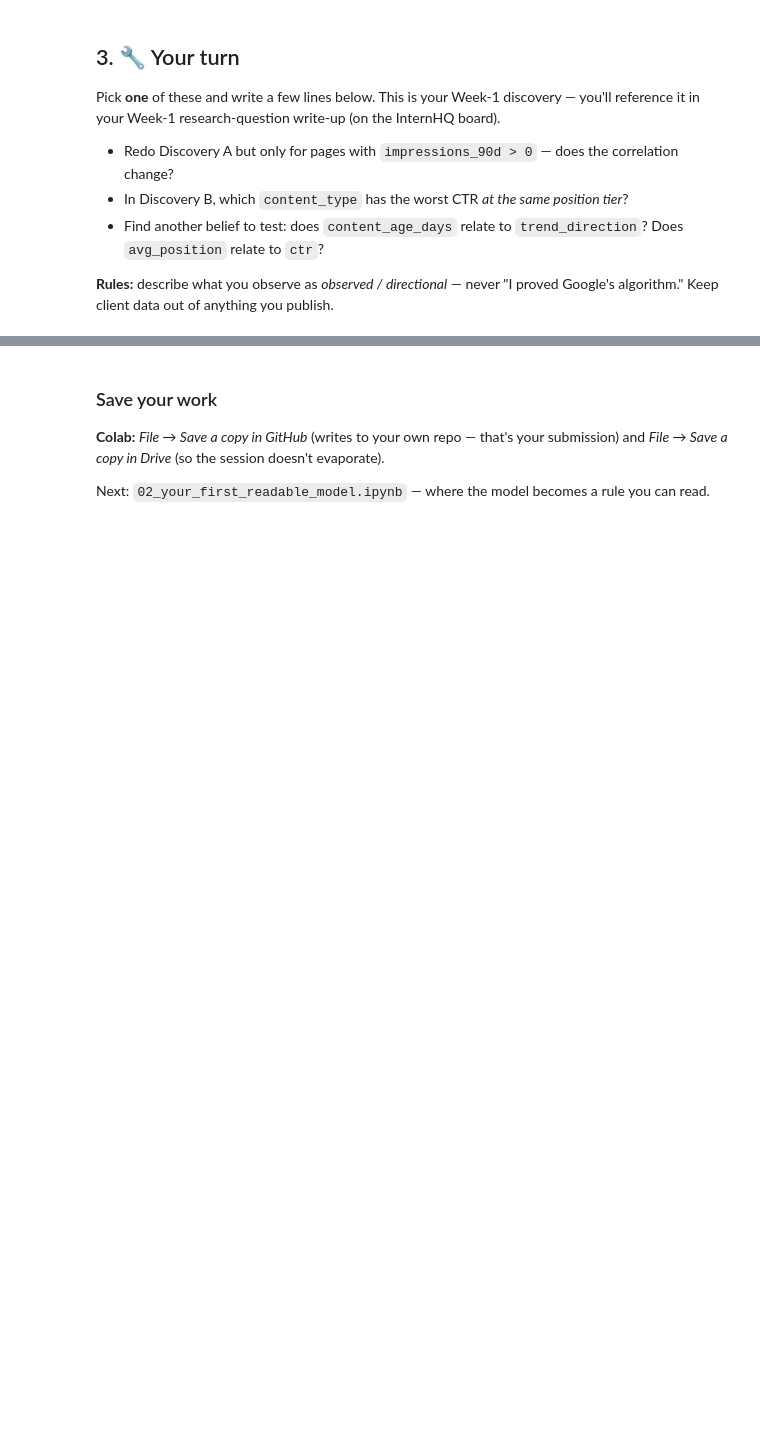
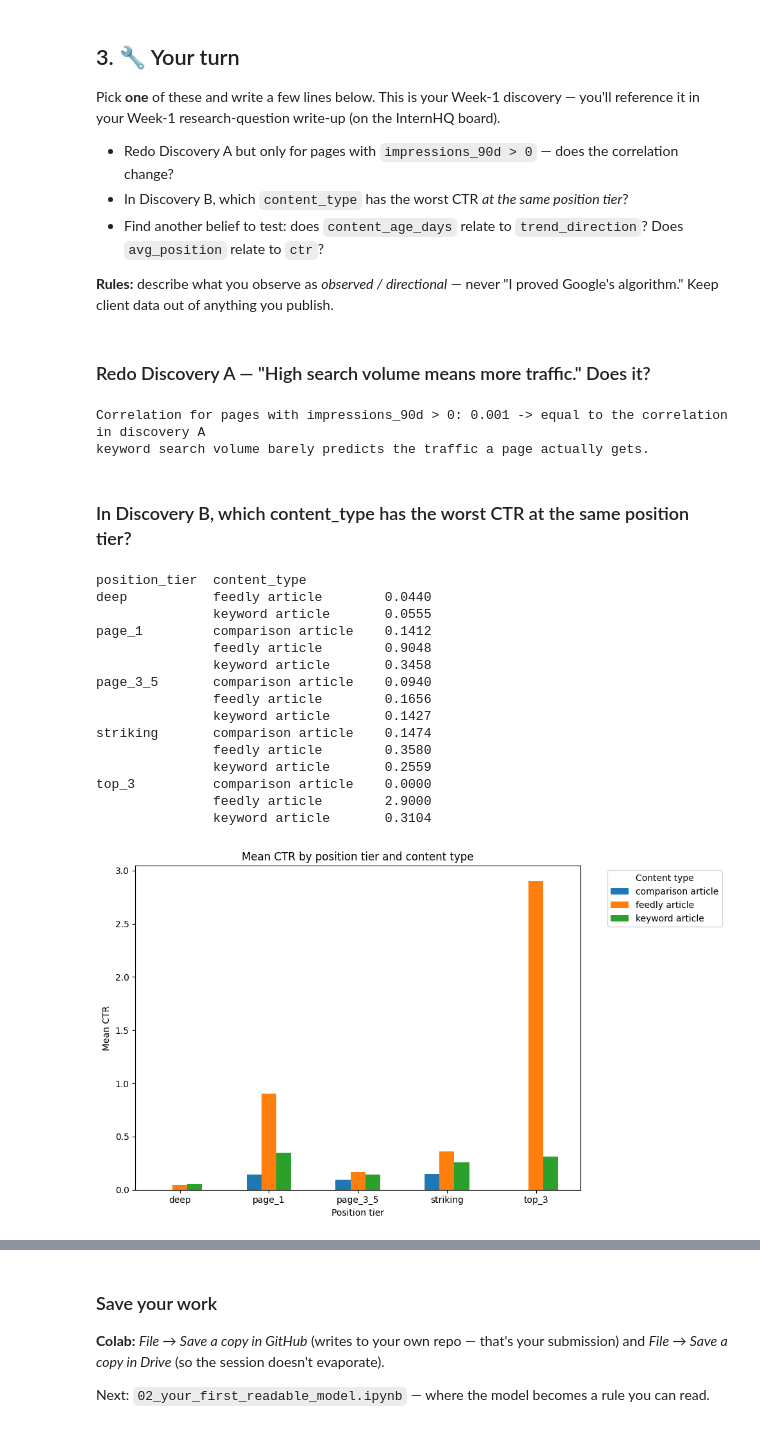
Before and after one commit to BuiThiThanhTrang/trangbui-flyrank-ml-internship-starter, a Jupyter notebook: 01_first_look_and_discovery.ipynb, the cells around one changed output, grey strips where cells are left out. Drawn from its saved outputs; the diff is of its cells as text; code cells hidden in the pictures; blank space fills up the shorter version.

```diff
--- a/01_first_look_and_discovery.ipynb
+++ b/01_first_look_and_discovery.ipynb
@@ -96,0 +151,53 @@ Pick **one** of these and write a few lines below. This is your Week-1 discovery
+# %% [markdown]
+### Redo Discovery A — "High search volume means more traffic." Does it?
+# %%
+filtered_df = df[df["impressions_90d"] > 0]
+
+corr = filtered_df["search_volume"].corr(filtered_df["impressions_90d"])
+print(f"Correlation for pages with impressions_90d > 0: {corr:.3f} -> equal to the correlation in discovery A")
+print("keyword search volume barely predicts the traffic a page actually gets.")
+# %% [output]
+Correlation for pages with impressions_90d > 0: 0.001 -> equal to the correlation in discovery A
+keyword search volume barely predicts the traffic a page actually gets.
+# %% [markdown]
+### In Discovery B, which content_type has the worst CTR at the same position tier?
+# %%
+import matplotlib.pyplot as plt
+
+visible = df[df["impressions_90d"] >= 100]
+
+ctr_by_group = visible.groupby(
+    ["position_tier", "content_type"]
+)["ctr"].mean()
+
+print(ctr_by_group.round(4).to_string())
+
+ctr_by_group.unstack("content_type").plot(
+    kind="bar",
+    figsize=(10, 6),
+    title="Mean CTR by position tier and content type",
+    xlabel="Position tier",
+    ylabel="Mean CTR"
+)
+
+plt.xticks(rotation=0)
+plt.legend(title="Content type", bbox_to_anchor=(1.05, 1))
+plt.tight_layout()
+plt.show()
+# %% [output]
+position_tier  content_type
+deep           feedly article        0.0440
+               keyword article       0.0555
+page_1         comparison article    0.1412
+               feedly article        0.9048
+               keyword article       0.3458
+page_3_5       comparison article    0.0940
+               feedly article        0.1656
+               keyword article       0.1427
+striking       comparison article    0.1474
+               feedly article        0.3580
+               keyword article       0.2559
+top_3          comparison article    0.0000
+               feedly article        2.9000
+               keyword article       0.3104
+[figure, added]
```
Also changed, not shown: parts of 13 cells of this notebook.
